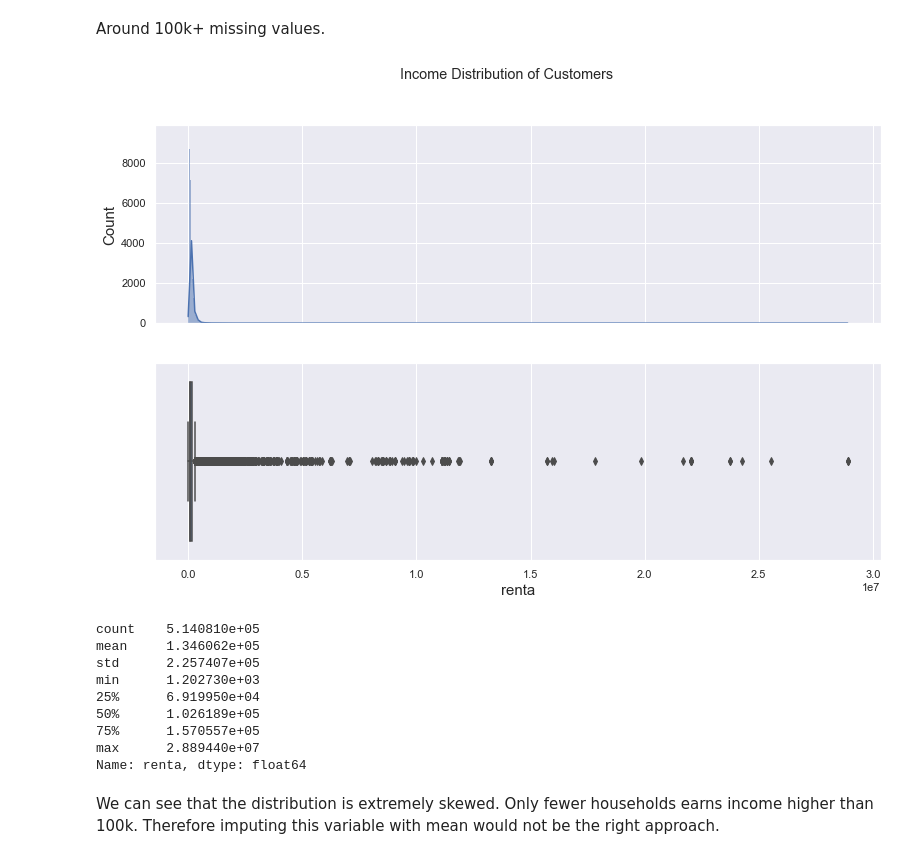
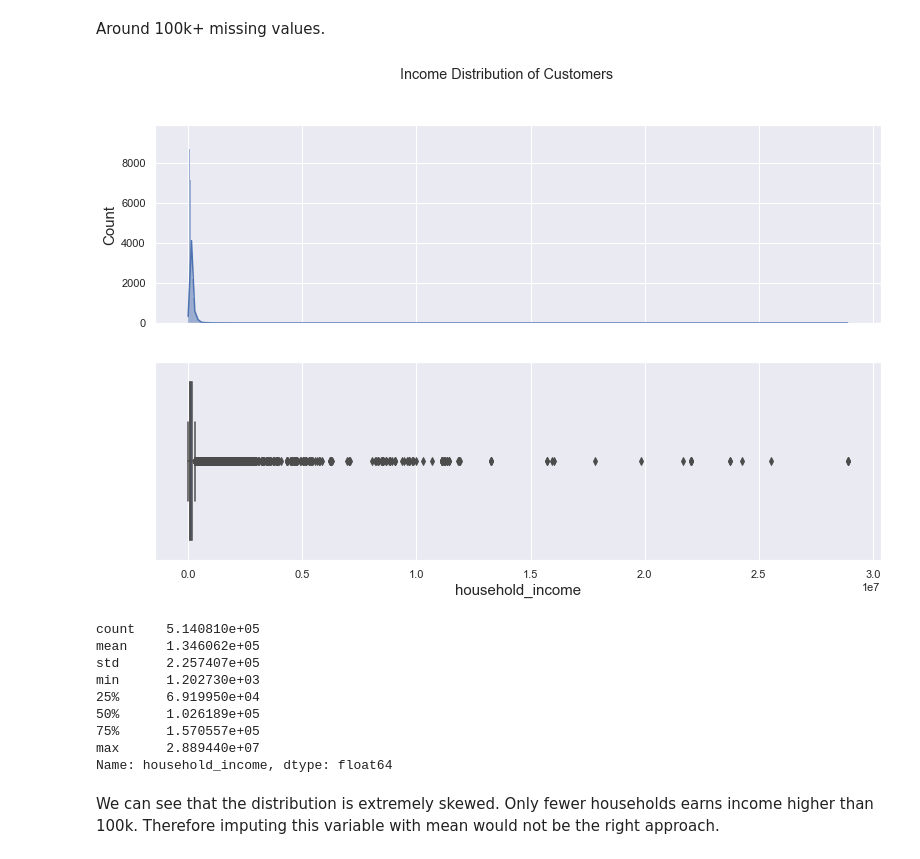
Before and after one commit to cemreaka/Customer-Segmentation-Project, a Jupyter notebook: joe_work.ipynb, the cells around one changed output. Cells and saved outputs as stored; diff of their text form; code cells hidden in the pictures.

```diff
--- a/joe_work.ipynb
+++ b/joe_work.ipynb
@@ -873,7 +906,7 @@ Name: canal_entrada, Length: 148, dtype: int64
 # %% [markdown]
 All of the observations with missing values are from those customers from Spain. Therefore, I will impute this values with the mode of those customers from Spain.
 # %%
-val = df.query("tiprel_1mes=='A' & pais_residencia=='ES' & nomprov=='MADRID'")['canal_entrada'].mode()[0]
+val = df.query("cust_rel_time=='A' & cust_residence=='ES' & name_province=='MADRID'")['channel_to_join'].mode()[0]
 
-df['canal_entrada'] = df['canal_entrada'].fillna(val)
+df['channel_to_join'] = df['channel_to_join'].fillna(val)
 # %% [markdown]
@@ -890,6 +923,6 @@ Name: indfall, dtype: int64
 # %%
-df['indfall'] = df['indfall'].map({"S" : 1, "N" : 0})
-df['indfall'].value_counts()
+df['deceased_index'] = df['deceased_index'].map({"S" : 1, "N" : 0})
+df['deceased_index'].value_counts()
 # %% [output]
 0    609096
 1      1586
@@ -907,6 +940,6 @@ Name: tipodom, dtype: int64
 # %% [markdown]
 Since there is only one category for this variable, I will drop this.
 # %%
-df = df.drop('tipodom', axis = 1)
+df = df.drop('addres_type', axis = 1)
 print(df.shape)
 # %% [output]
@@ -1011,9 +1044,9 @@ Name: nomprov, dtype: int64
 %%time
 
 # Imputing for those customers outside of Spain
-for i in df[df['nomprov'].isna()].index:
-    if df['pais_residencia'][i] != "ES":
-        df['nomprov'][i] = "Foreign"
+for i in df[df['name_province'].isna()].index:
+    if df['cust_residence'][i] != "ES":
+        df['name_province'][i] = "Foreign"
     else:
-        df['nomprov'][i] = "MADRID"
+        df['name_province'][i] = "MADRID"
 # %% [output]
@@ -1040,14 +1073,14 @@ Around 100k+ missing values.
 # %%
 fig, ax = plt.subplots(2,1, figsize = (13,8), sharex = True);
 
-sns.histplot(df['renta'], kde = True, ax = ax[0]);
-sns.boxplot(x = 'renta', data = df, ax = ax[1]);
+sns.histplot(df['household_income'], kde = True, ax = ax[0]);
+sns.boxplot(x = 'household_income', data = df, ax = ax[1]);
 
 plt.suptitle("Income Distribution of Customers");
 # %% [output]
-[figure, old version]
+[figure, new version]
 # %%
-df['renta'].describe()
+df['household_income'].describe()
 # %% [output]
 count    5.140810e+05
 mean     1.346062e+05
@@ -1057,7 +1090,7 @@ min      1.202730e+03
 50%      1.026189e+05
 75%      1.570557e+05
 max      2.889440e+07
-Name: renta, dtype: float64
+Name: household_income, dtype: float64
 # %% [markdown]
 We can see that the distribution is extremely skewed. Only fewer households earns income higher than 100k. Therefore imputing this variable with mean would not be the right approach.
 # %%
```
Also changed, not shown: parts of 176 cells of this notebook.
